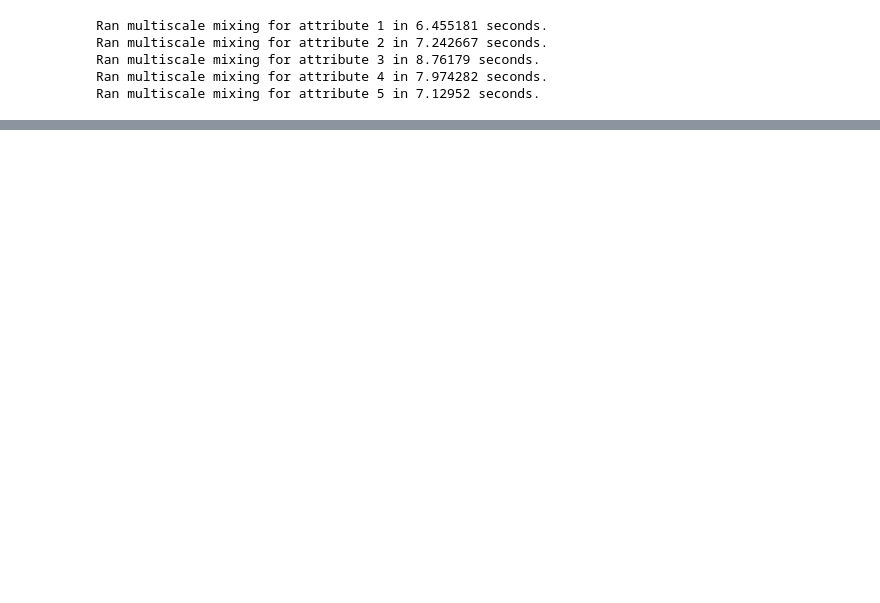
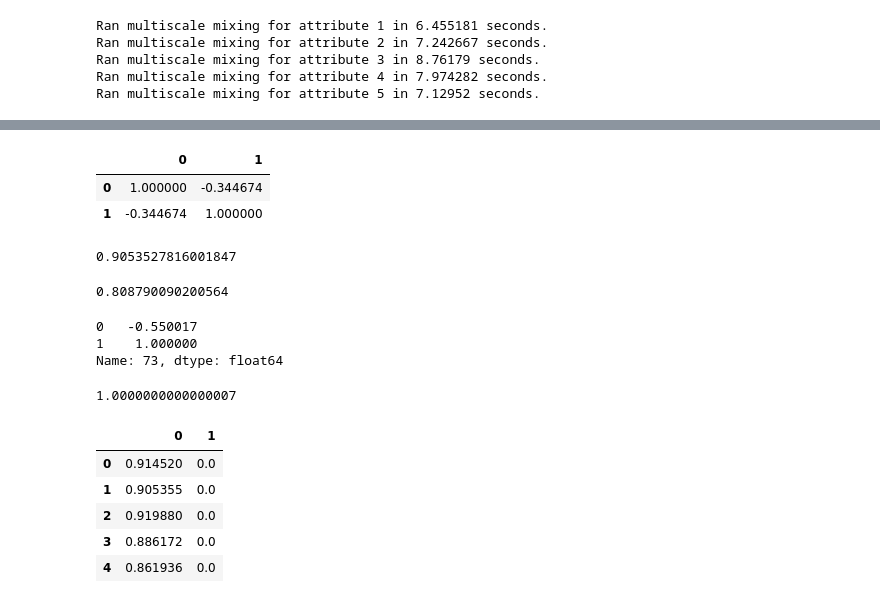
Before and after one commit to piratepeel/MultiscaleMixing, a Jupyter notebook: Batch.ipynb, the cells around one changed output, grey strips where cells are left out. Drawn from its saved outputs; the diff is of its cells as text; code cells hidden in the pictures; blank space fills up the shorter version.

```diff
--- a/Batch.ipynb
+++ b/Batch.ipynb
@@ -37,0 +291,48 @@ Ran multiscale mixing for attribute 5 in 7.12952 seconds.
+# %%
+sizes = [100, 50]
+
+p = [[.4,.01], [.01, .4]]
+
+G = sbm(sizes, p)
+
+swap = np.random.choice(sizes[0])
+G.nodes[swap]["block"] = 1
+
+E = nx.convert_matrix.to_pandas_edgelist(G).values
+M = np.hstack([np.zeros(sizes[0]), np.ones(sizes[1])])
+M[swap] = 1
+
+assortM, assortT, Z = localAssortF(E,M,pr=np.arange(0,1,0.1))
+tm = pd.DataFrame([assortT, M]).T
+tm.corr()
+# %% [output]
+|  | 0 | 1 |
+| 0 | 1.000000 | -0.344674 |
+| 1 | -0.344674 | 1.000000 |
+# %%
+tm[tm[1]==0][0].mean()
+# %% [output]
+0.9053527816001847
+# %%
+tm[tm[1]==1][0].mean()
+# %% [output]
+0.808790090200564
+# %%
+tm.iloc[swap]
+# %% [output]
+0   -0.550017
+1    1.000000
+Name: 73, dtype: float64
+# %%
+Z[swap]
+# %% [output]
+1.0000000000000007
+# %%
+tm.head()
+# %% [output]
+|  | 0 | 1 |
+| 0 | 0.914520 | 0.0 |
+| 1 | 0.905355 | 0.0 |
+| 2 | 0.919880 | 0.0 |
+| 3 | 0.886172 | 0.0 |
+| 4 | 0.861936 | 0.0 |
```
Also changed, not shown: parts of 42 cells of this notebook.
